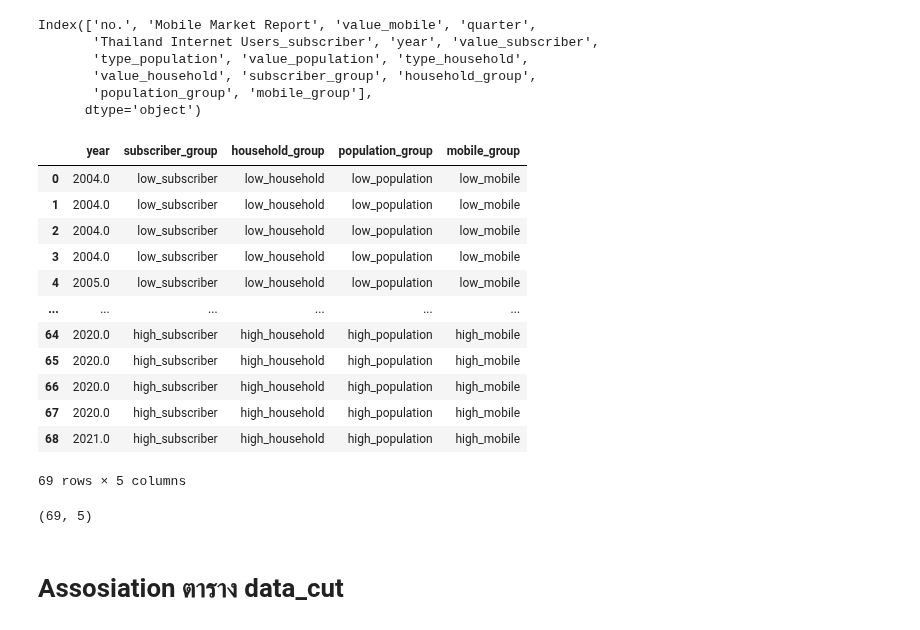
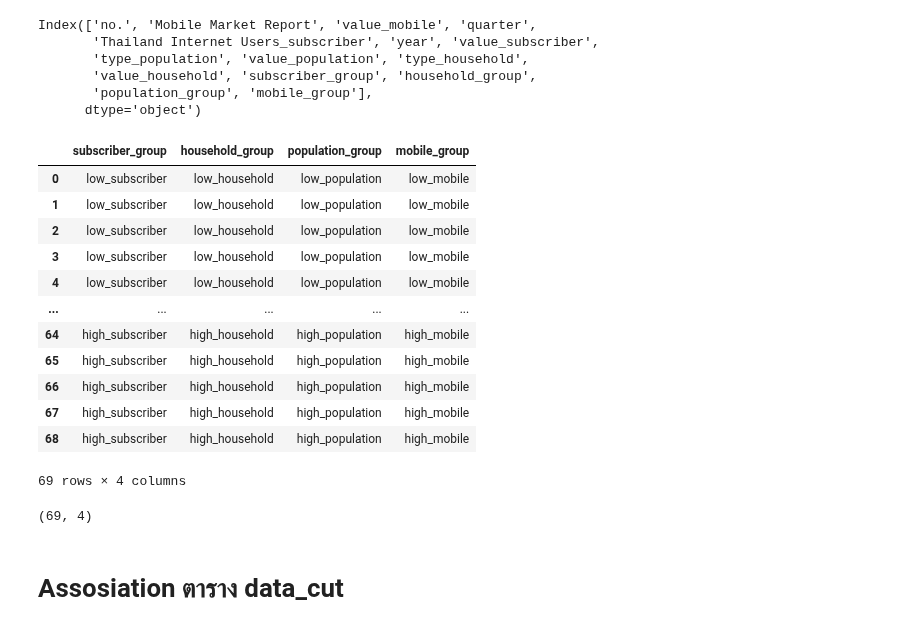
Before and after one commit to mintra-tippayaratsontorn/DWDM21, a Jupyter notebook: Project_DWDM.ipynb, the cells around one changed output. Saved outputs shown, nothing was run; the diff lists cells and outputs as text; code cells hidden in the pictures.

```diff
--- a/Project_DWDM.ipynb
+++ b/Project_DWDM.ipynb
@@ -555,26 +536,26 @@ Index(['no.', 'Mobile Market Report', 'value_mobile', 'quarter',
        'population_group', 'mobile_group'],
       dtype='object')
 # %%
-data_cut = merge_table3_drop[['year', 'subscriber_group', 'household_group', 'population_group', 'mobile_group']]
+data_cut = merge_table3_drop[['subscriber_group', 'household_group', 'population_group', 'mobile_group']]
 data_cut
 # %% [output]
-|  | year | subscriber_group | household_group | population_group | mobile_group |
-| 0 | 2004.0 | low_subscriber | low_household | low_population | low_mobile |
-| 1 | 2004.0 | low_subscriber | low_household | low_population | low_mobile |
-| 2 | 2004.0 | low_subscriber | low_household | low_population | low_mobile |
-| 3 | 2004.0 | low_subscriber | low_household | low_population | low_mobile |
-| 4 | 2005.0 | low_subscriber | low_household | low_population | low_mobile |
-| ... | ... | ... | ... | ... | ... |
-| 64 | 2020.0 | high_subscriber | high_household | high_population | high_mobile |
-| 65 | 2020.0 | high_subscriber | high_household | high_population | high_mobile |
-| 66 | 2020.0 | high_subscriber | high_household | high_population | high_mobile |
-| 67 | 2020.0 | high_subscriber | high_household | high_population | high_mobile |
-| 68 | 2021.0 | high_subscriber | high_household | high_population | high_mobile |
+|  | subscriber_group | household_group | population_group | mobile_group |
+| 0 | low_subscriber | low_household | low_population | low_mobile |
+| 1 | low_subscriber | low_household | low_population | low_mobile |
+| 2 | low_subscriber | low_household | low_population | low_mobile |
+| 3 | low_subscriber | low_household | low_population | low_mobile |
+| 4 | low_subscriber | low_household | low_population | low_mobile |
+| ... | ... | ... | ... | ... |
+| 64 | high_subscriber | high_household | high_population | high_mobile |
+| 65 | high_subscriber | high_household | high_population | high_mobile |
+| 66 | high_subscriber | high_household | high_population | high_mobile |
+| 67 | high_subscriber | high_household | high_population | high_mobile |
+| 68 | high_subscriber | high_household | high_population | high_mobile |
-69 rows × 5 columns
+69 rows × 4 columns
 # %%
 data_cut.shape
 # %% [output]
-(69, 5)
+(69, 4)
 # %% [markdown]
 # Assosiation ตาราง data_cut
 # %% [markdown]
```
Also changed, not shown: parts of 15 cells of this notebook.
